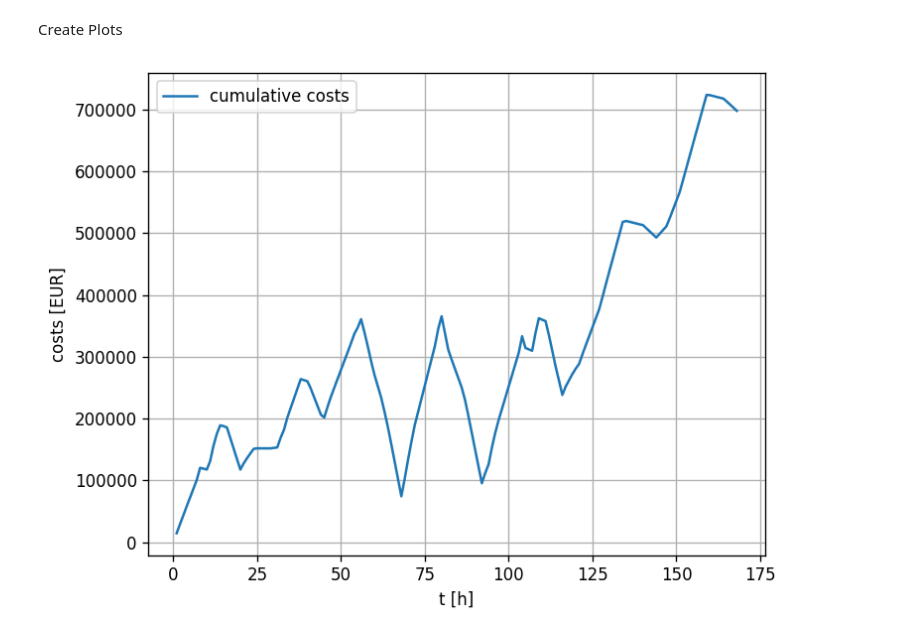
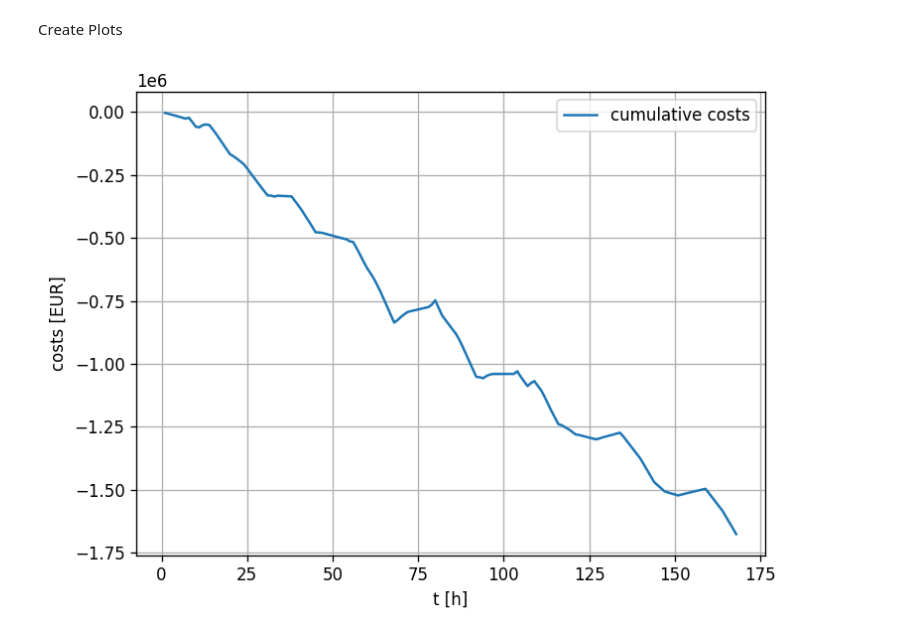
Before and after one commit to HTWK-Interconnected-Energy-Systems/BURN4H2, a Jupyter notebook: postprocessing/postprocessing.ipynb, the cells around one changed output. Cells and saved outputs as stored; diff of their text form; code cells hidden in the pictures.

```diff
--- a/postprocessing/postprocessing.ipynb
+++ b/postprocessing/postprocessing.ipynb
@@ -97,7 +97,7 @@ class Assets:
         result = sum(
             self.asset_data['ngas_grid']['overall_ngas'] * self.input_data['gas_price'] +
             self.asset_data['electrical_grid']['overall_power'] * self.input_data['power_price'] +
-            self.asset_data['hydrogen_grid']['overall_hydrogen'] * self.input_data['gas_price'] * 5.0 +
+            self.asset_data['hydrogen_grid']['overall_hydrogen'] * self.input_data['gas_price'] * 5.0 -
             self.asset_data['heat_grid']['feedin_heat'] * 150
             )
         result = round(result, 1)
@@ -140,17 +139,19 @@ KeyError: 'overall_ngas'
 Create Plots
 # %%
 costs = (
-    assets.asset_data['chp']['gas'] * assets.input_data['gas_price'] +
-    assets.asset_data['electrical_grid']['overall_power'] * assets.input_data['power_price'] -
-    assets.asset_data['electrolyzer']['hydrogen'] * assets.input_data['gas_price'] * 2.5
+    assets.asset_data['ngas_grid']['overall_ngas'] * assets.input_data['gas_price'] +
+    assets.asset_data['electrical_grid']['overall_power'] * assets.input_data['power_price'] +
+    assets.asset_data['hydrogen_grid']['overall_hydrogen'] * assets.input_data['gas_price'] * 5.0 -
+    assets.asset_data['heat_grid']['feedin_heat'] * 100
 )
+
 
 plt.figure(dpi=120)
 costs.cumsum().plot(label='cumulative costs')
 plt.xlabel('t [h]')
 plt.ylabel('costs [EUR]')
 plt.grid()
 plt.legend()
 plt.tight_layout()
 # %% [output]
-[figure, old version]
+[figure, new version]
```
Also changed, not shown: parts of 1 cell of this notebook.
